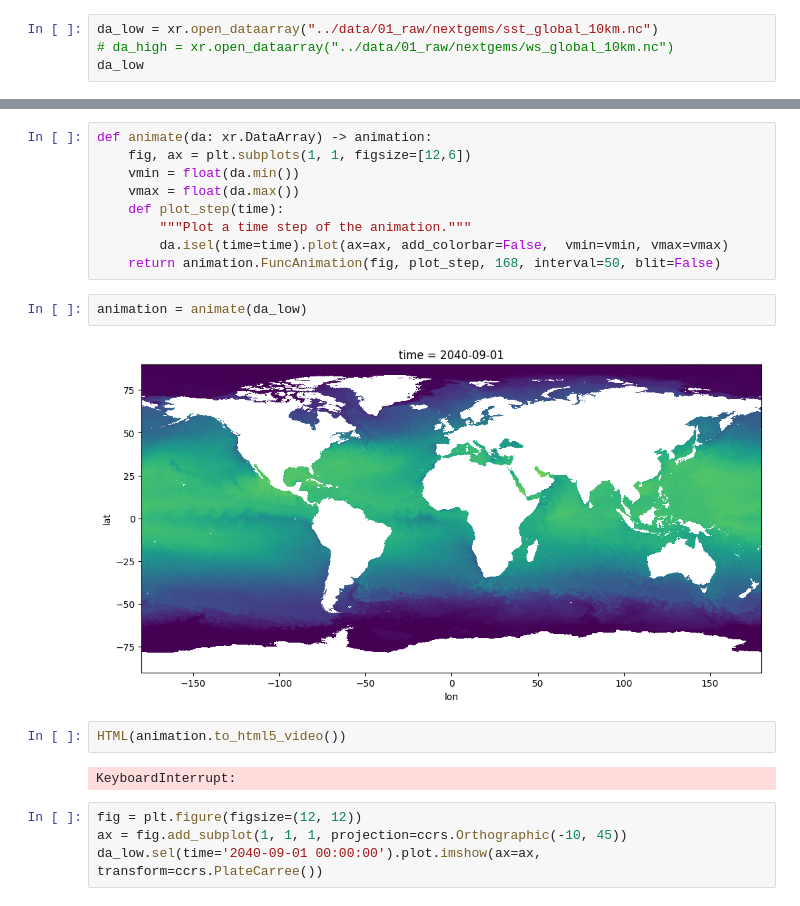
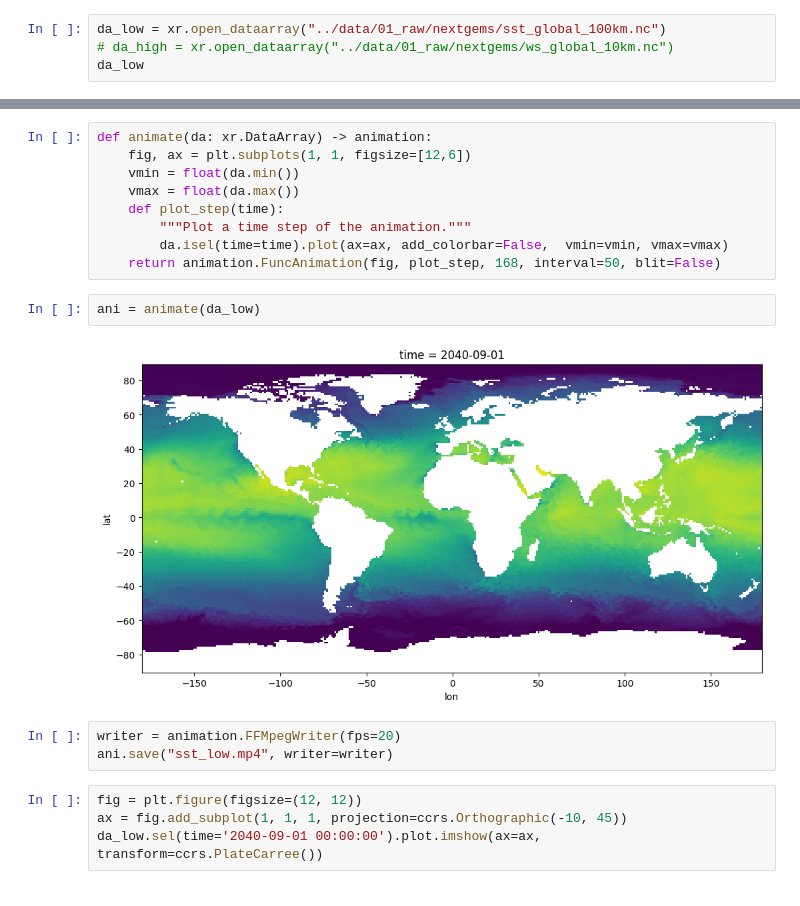
Before and after one commit to Vizzuality/digital-twins, a Jupyter notebook: science/notebooks/nextgems_explore.ipynb, the cells around one changed output, grey strips where cells are left out. Cells and saved outputs as stored; diff of their text form.

```diff
--- a/science/notebooks/nextgems_explore.ipynb
+++ b/science/notebooks/nextgems_explore.ipynb
@@ -6,7 +6,7 @@ import matplotlib.pyplot as plt
 import xarray as xr
 from IPython.display import HTML
 # %%
-da_low = xr.open_dataarray("../data/01_raw/nextgems/sst_global_10km.nc")
+da_low = xr.open_dataarray("../data/01_raw/nextgems/sst_global_100km.nc")
 # da_high = xr.open_dataarray("../data/01_raw/nextgems/ws_global_10km.nc")
 da_low
 # %% [output]
@@ -60,13 +60,12 @@ def animate(da: xr.DataArray) -> animation:
         da.isel(time=time).plot(ax=ax, add_colorbar=False,  vmin=vmin, vmax=vmax)
     return animation.FuncAnimation(fig, plot_step, 168, interval=50, blit=False)
 # %%
-animation = animate(da_low)
+ani = animate(da_low)
 # %% [output]
-[figure, old version]
+[figure, new version]
-# %%
-HTML(animation.to_html5_video())
-# %% [output]
-KeyboardInterrupt:
+# %%
+writer = animation.FFMpegWriter(fps=20)
+ani.save("sst_low.mp4", writer=writer)
 # %%
 fig = plt.figure(figsize=(12, 12))
 ax = fig.add_subplot(1, 1, 1, projection=ccrs.Orthographic(-10, 45))
```
Also changed, not shown: parts of 2 cells of this notebook, 3 other files.
